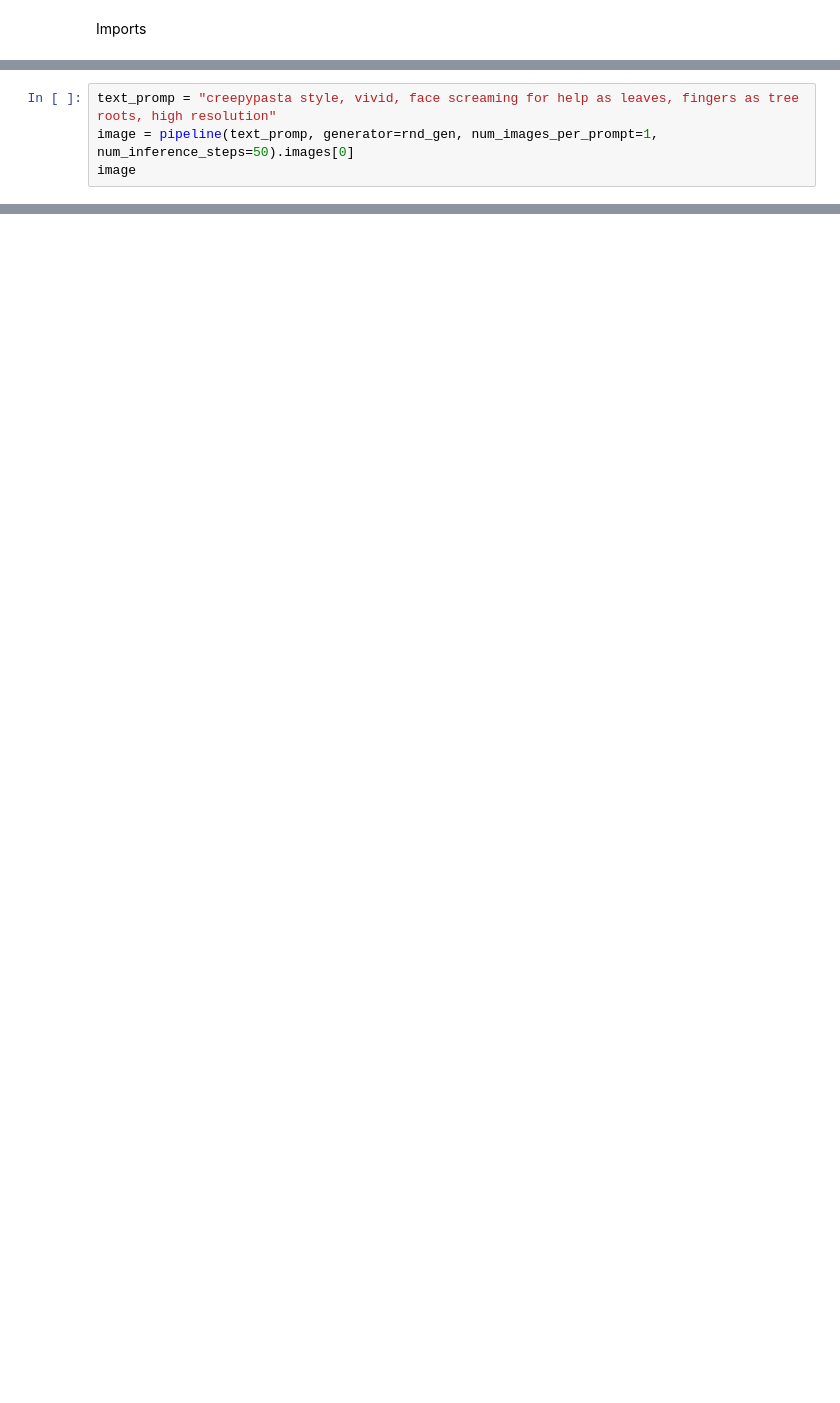
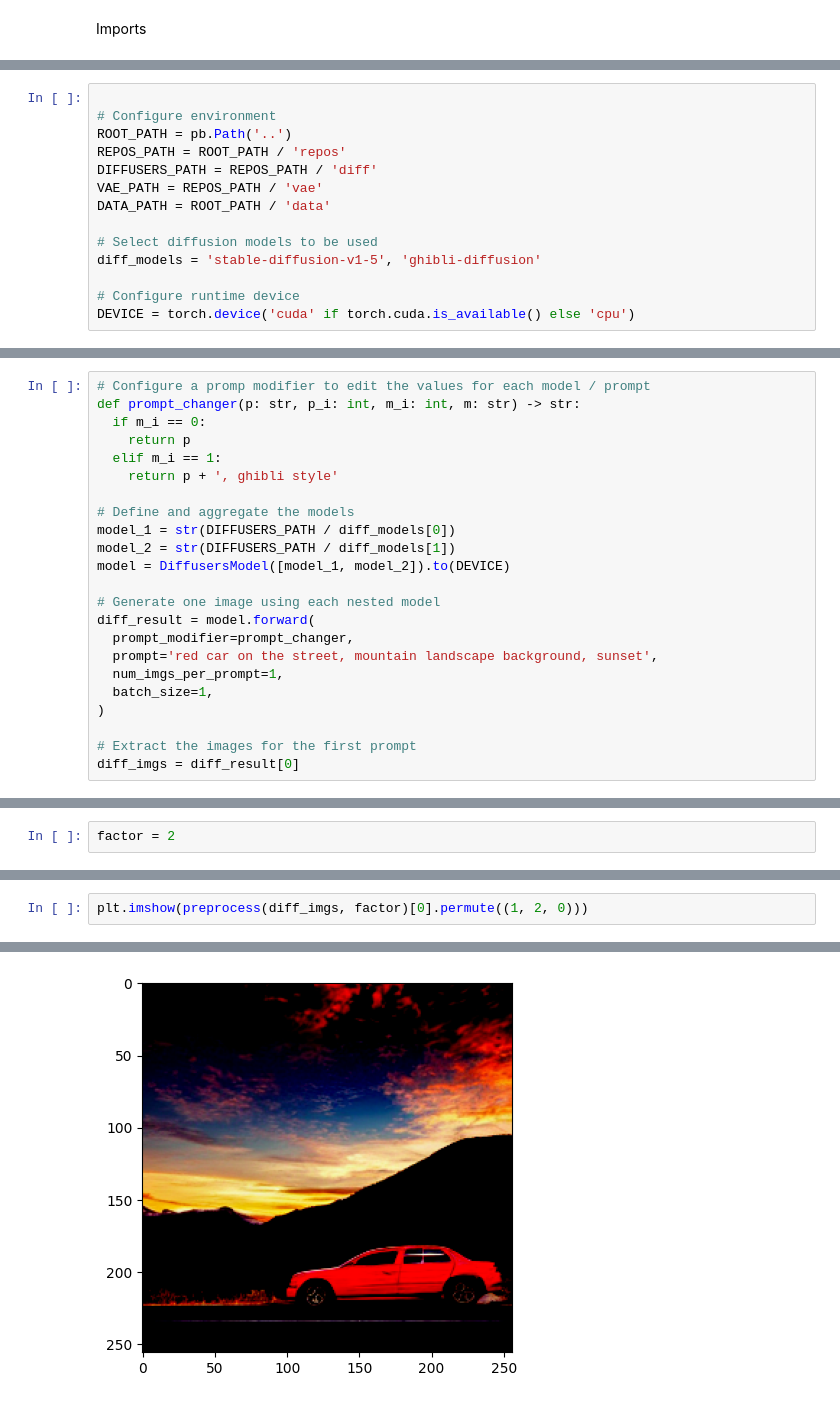
Before and after one commit to fusedbloxxer/diffusion-ensemble, a Jupyter notebook: src/main.ipynb, the cells around one changed output, grey strips where cells are left out. Saved outputs shown, nothing was run; the diff lists cells and outputs as text; blank space fills up the shorter version.

Commit message:
Add VQGAN, DiffusersModel, notebook VQGAN test

```diff
--- a/src/main.ipynb
+++ b/src/main.ipynb
@@ -37,4 +2,0 @@ StableDiffusionPipeline {
-# %%
-text_promp = "creepypasta style, vivid, face screaming for help as leaves, fingers as tree roots, high resolution"
-image = pipeline(text_promp, generator=rnd_gen, num_images_per_prompt=1, num_inference_steps=50).images[0]
-image
@@ -42,0 +27,14 @@ image
+# %%
+
+# Configure environment
+ROOT_PATH = pb.Path('..')
+REPOS_PATH = ROOT_PATH / 'repos'
+DIFFUSERS_PATH = REPOS_PATH / 'diff'
+VAE_PATH = REPOS_PATH / 'vae'
+DATA_PATH = ROOT_PATH / 'data'
+
+# Select diffusion models to be used
+diff_models = 'stable-diffusion-v1-5', 'ghibli-diffusion'
+
+# Configure runtime device
+DEVICE = torch.device('cuda' if torch.cuda.is_available() else 'cpu')
@@ -42,0 +69,23 @@ image
+# %%
+# Configure a promp modifier to edit the values for each model / prompt
+def prompt_changer(p: str, p_i: int, m_i: int, m: str) -> str:
+  if m_i == 0:
+    return p
+  elif m_i == 1:
+    return p + ', ghibli style'
+
+# Define and aggregate the models
+model_1 = str(DIFFUSERS_PATH / diff_models[0])
+model_2 = str(DIFFUSERS_PATH / diff_models[1])
+model = DiffusersModel([model_1, model_2]).to(DEVICE)
+
+# Generate one image using each nested model
+diff_result = model.forward(
+  prompt_modifier=prompt_changer,
+  prompt='red car on the street, mountain landscape background, sunset',
+  num_imgs_per_prompt=1,
+  batch_size=1,
+)
+
+# Extract the images for the first prompt
+diff_imgs = diff_result[0]
@@ -42,0 +198,2 @@ image
+# %%
+factor = 2
@@ -42,0 +209,3 @@ image
+# %%
+plt.imshow(preprocess(diff_imgs, factor)[0].permute((1, 2, 0)))
+# %% [output]
@@ -42,0 +214 @@ image
+[figure, added]
```
Also changed, not shown: parts of 24 cells of this notebook, 44 other files.
